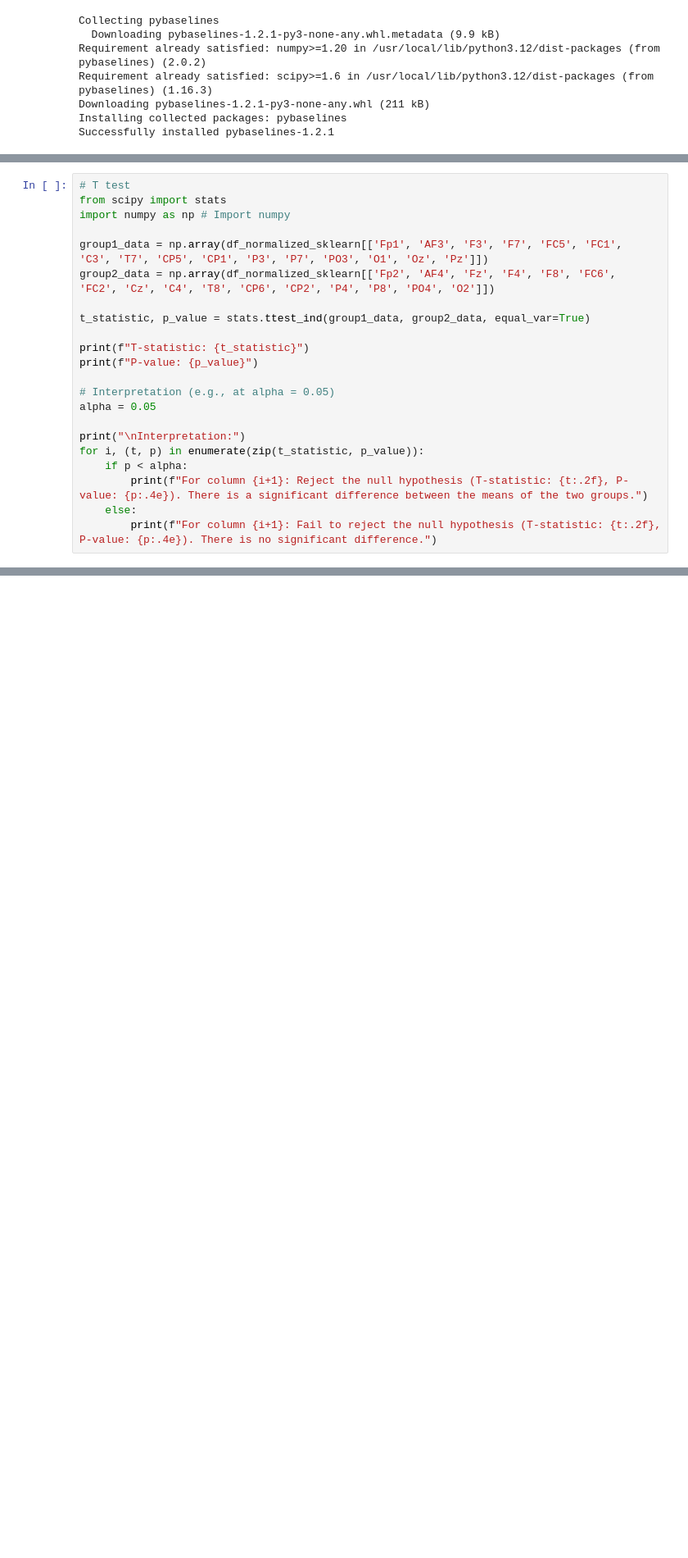
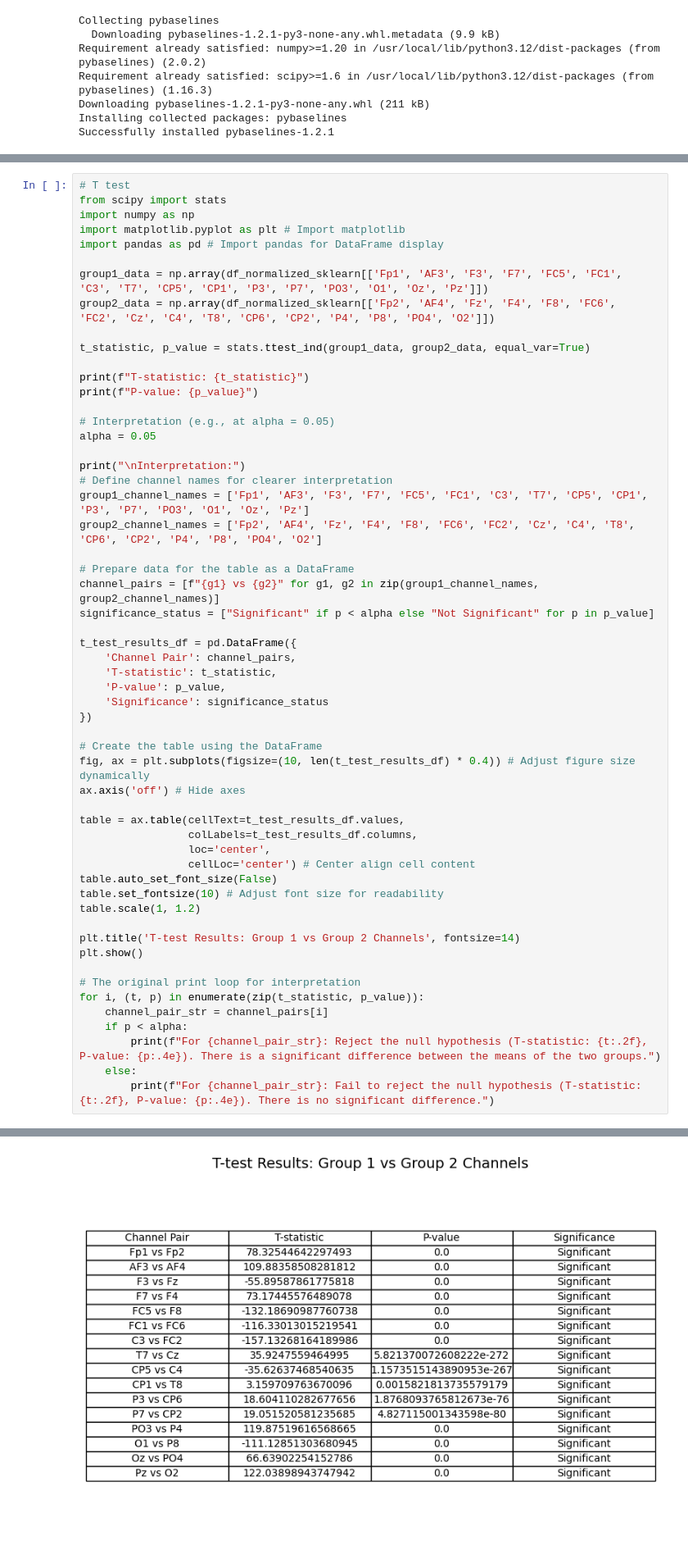
Before and after one commit to MichelleIhetu/ML_Learning_Track, a Jupyter notebook: Project Learning/Final_Project.ipynb, the cells around one changed output, grey strips where cells are left out. Shown: that part at 82% size. Drawn from its saved outputs; the diff is of its cells as text; blank space fills up the shorter version.

```diff
--- a/Project Learning/Final_Project.ipynb
+++ b/Project Learning/Final_Project.ipynb
@@ -473,7 +473,9 @@ Text(0.5, 1.0, 'Amplitude Variance over time for each channel:')
 # %%
 # T test
 from scipy import stats
-import numpy as np # Import numpy
+import numpy as np
+import matplotlib.pyplot as plt # Import matplotlib
+import pandas as pd # Import pandas for DataFrame display
 
 group1_data = np.array(df_normalized_sklearn[['Fp1', 'AF3', 'F3', 'F7', 'FC5', 'FC1', 'C3', 'T7', 'CP5', 'CP1', 'P3', 'P7', 'PO3', 'O1', 'Oz', 'Pz']])
 group2_data = np.array(df_normalized_sklearn[['Fp2', 'AF4', 'Fz', 'F4', 'F8', 'FC6', 'FC2', 'Cz', 'C4', 'T8', 'CP6', 'CP2', 'P4', 'P8', 'PO4', 'O2']])
@@ -487,11 +489,43 @@ print(f"P-value: {p_value}")
 alpha = 0.05
 
 print("\nInterpretation:")
+# Define channel names for clearer interpretation
+group1_channel_names = ['Fp1', 'AF3', 'F3', 'F7', 'FC5', 'FC1', 'C3', 'T7', 'CP5', 'CP1', 'P3', 'P7', 'PO3', 'O1', 'Oz', 'Pz']
+group2_channel_names = ['Fp2', 'AF4', 'Fz', 'F4', 'F8', 'FC6', 'FC2', 'Cz', 'C4', 'T8', 'CP6', 'CP2', 'P4', 'P8', 'PO4', 'O2']
+
+# Prepare data for the table as a DataFrame
+channel_pairs = [f"{g1} vs {g2}" for g1, g2 in zip(group1_channel_names, group2_channel_names)]
+significance_status = ["Significant" if p < alpha else "Not Significant" for p in p_value]
+
+t_test_results_df = pd.DataFrame({
+    'Channel Pair': channel_pairs,
+    'T-statistic': t_statistic,
+    'P-value': p_value,
+    'Significance': significance_status
+})
+
+# Create the table using the DataFrame
+fig, ax = plt.subplots(figsize=(10, len(t_test_results_df) * 0.4)) # Adjust figure size dynamically
+ax.axis('off') # Hide axes
+
+table = ax.table(cellText=t_test_results_df.values,
+                 colLabels=t_test_results_df.columns,
+                 loc='center',
+                 cellLoc='center') # Center align cell content
+table.auto_set_font_size(False)
+table.set_fontsize(10) # Adjust font size for readability
+table.scale(1, 1.2)
+
+plt.title('T-test Results: Group 1 vs Group 2 Channels', fontsize=14)
+plt.show()
+
+# The original print loop for interpretation
 for i, (t, p) in enumerate(zip(t_statistic, p_value)):
+    channel_pair_str = channel_pairs[i]
     if p < alpha:
-        print(f"For column {i+1}: Reject the null hypothesis (T-statistic: {t:.2f}, P-value: {p:.4e}). There is a significant difference between the means of the two groups.")
+        print(f"For {channel_pair_str}: Reject the null hypothesis (T-statistic: {t:.2f}, P-value: {p:.4e}). There is a significant difference between the means of the two groups.")
     else:
-        print(f"For column {i+1}: Fail to reject the null hypothesis (T-statistic: {t:.2f}, P-value: {p:.4e}). There is no significant difference.")
+        print(f"For {channel_pair_str}: Fail to reject the null hypothesis (T-statistic: {t:.2f}, P-value: {p:.4e}). There is no significant difference.")
 # %% [output]
 T-statistic: [  78.32544642  109.88358508  -55.89587862   73.17445576 -132.18690988
  -116.33013015 -157.13268164   35.92475595  -35.62637469    3.15970976
@@ -512,0 +540 @@ For column 16: Reject the null hypothesis (T-statistic: 122.04, P-value: 0.0000e
+[figure, added]
```
Also changed, not shown: parts of 8 cells of this notebook.
